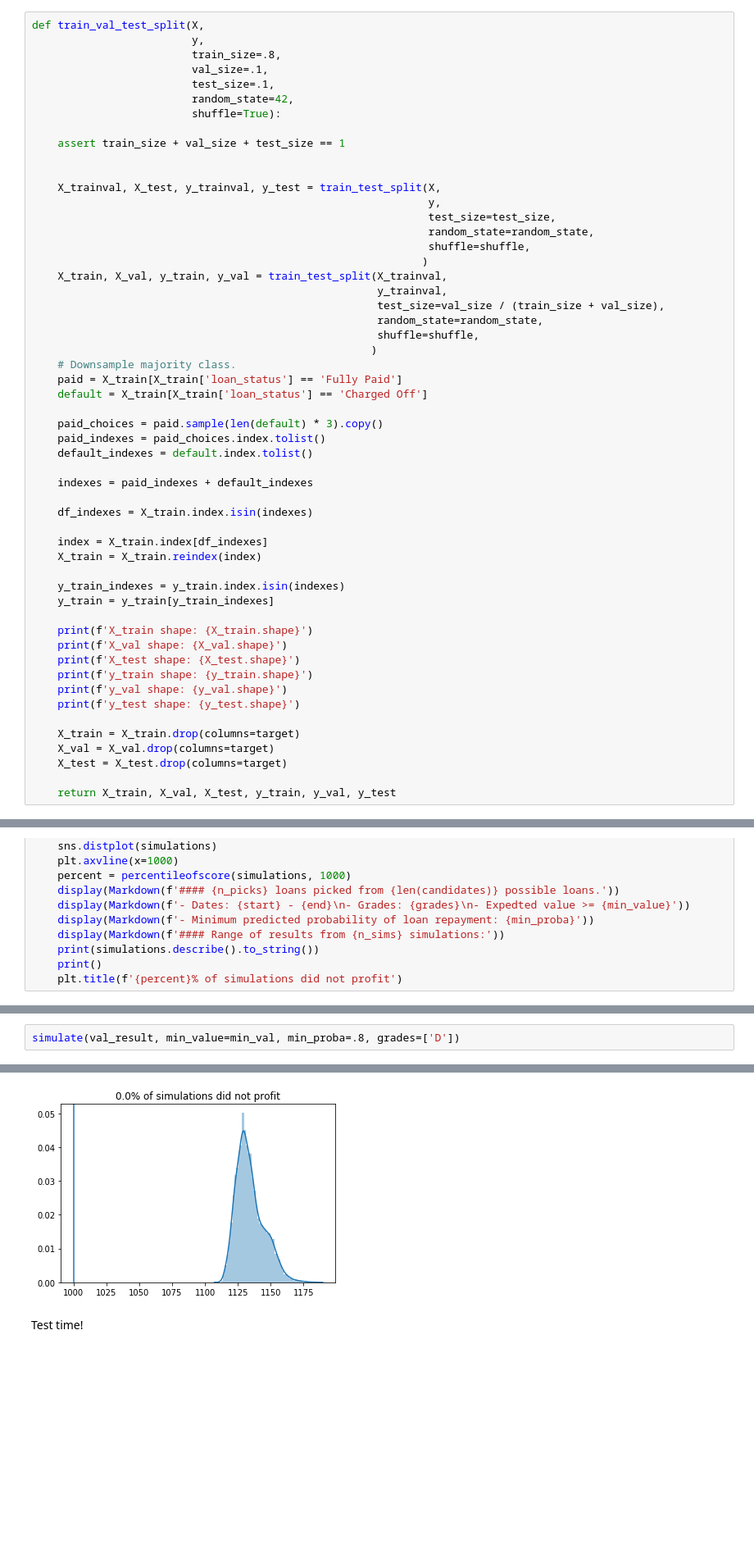
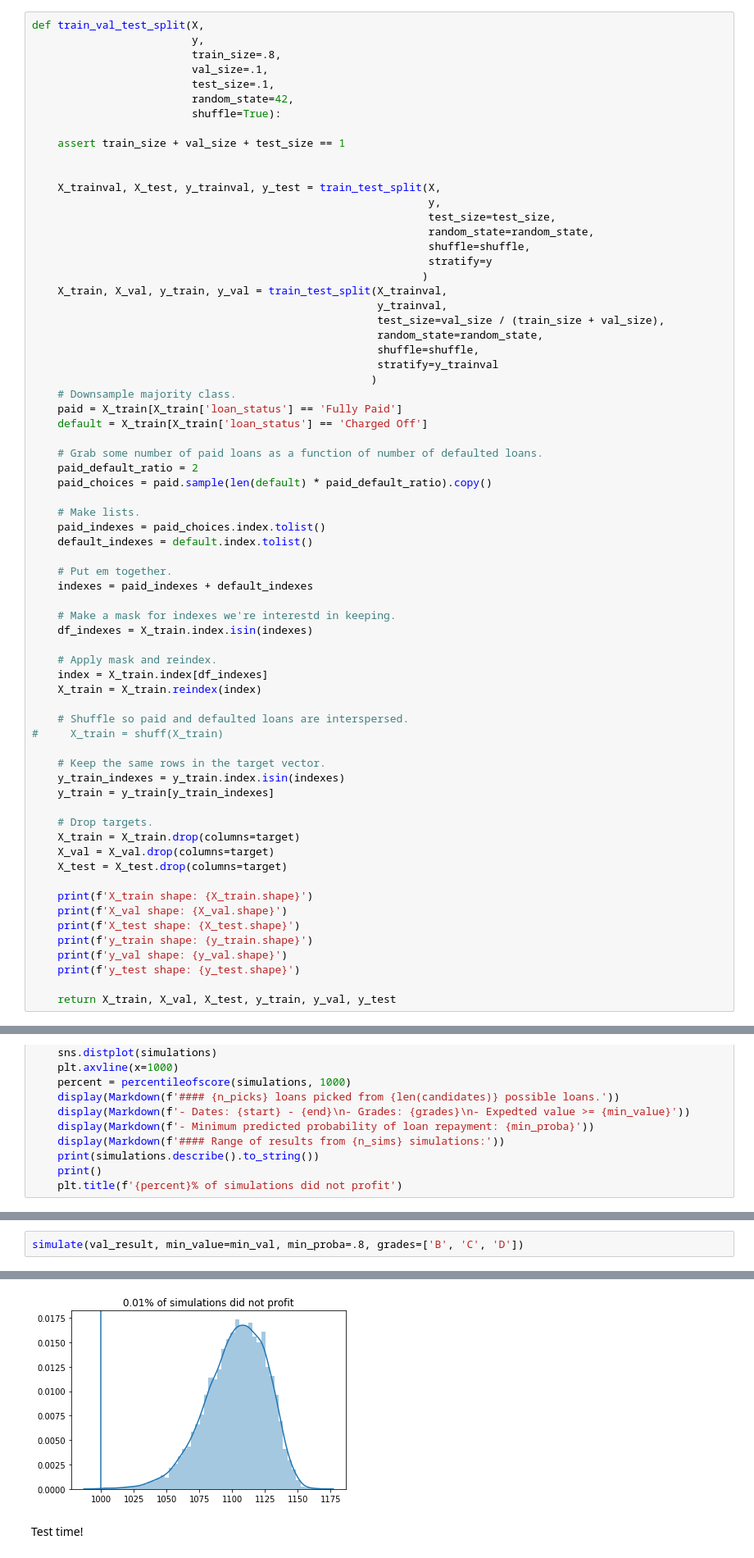
Before and after one commit to LambdaSchool/DS-Unit-2-Classification-2, a Jupyter notebook: Paul_K_Classification_2.ipynb, the cells around one changed output, grey strips where cells are left out. Shown at 82% size. Drawn from its saved outputs; the diff is of its cells as text; blank space fills up the shorter version.

```diff
--- a/Paul_K_Classification_2.ipynb
+++ b/Paul_K_Classification_2.ipynb
@@ -154,30 +155,48 @@ def train_val_test_split(X,
                                                               test_size=test_size,
                                                               random_state=random_state,
                                                               shuffle=shuffle,
+                                                              stratify=y
                                                              )
     X_train, X_val, y_train, y_val = train_test_split(X_trainval,
                                                       y_trainval,
                                                       test_size=val_size / (train_size + val_size),
                                                       random_state=random_state,
                                                       shuffle=shuffle,
+                                                      stratify=y_trainval
                                                      )
     # Downsample majority class.
     paid = X_train[X_train['loan_status'] == 'Fully Paid']
     default = X_train[X_train['loan_status'] == 'Charged Off']
 
-    paid_choices = paid.sample(len(default) * 3).copy()
+    # Grab some number of paid loans as a function of number of defaulted loans.
+    paid_default_ratio = 2
+    paid_choices = paid.sample(len(default) * paid_default_ratio).copy()
+
+    # Make lists.
     paid_indexes = paid_choices.index.tolist()
     default_indexes = default.index.tolist()
 
+    # Put em together.
     indexes = paid_indexes + default_indexes
 
+    # Make a mask for indexes we're interestd in keeping.
     df_indexes = X_train.index.isin(indexes)
 
+    # Apply mask and reindex.
     index = X_train.index[df_indexes]
     X_train = X_train.reindex(index)
 
+    # Shuffle so paid and defaulted loans are interspersed.
+#     X_train = shuff(X_train)
+
+    # Keep the same rows in the target vector.
     y_train_indexes = y_train.index.isin(indexes)
     y_train = y_train[y_train_indexes]
+
+    # Drop targets.
+    X_train = X_train.drop(columns=target)
+    X_val = X_val.drop(columns=target)
+    X_test = X_test.drop(columns=target)
 
     print(f'X_train shape: {X_train.shape}')
     print(f'X_val shape: {X_val.shape}')
@@ -186,10 +205,6 @@ def train_val_test_split(X,
     print(f'y_val shape: {y_val.shape}')
     print(f'y_test shape: {y_test.shape}')
 
-    X_train = X_train.drop(columns=target)
-    X_val = X_val.drop(columns=target)
-    X_test = X_test.drop(columns=target)
-
     return X_train, X_val, X_test, y_train, y_val, y_test
 # %%
 
@@ -675,4 +688,4 @@ max       1151.664444
 # %%
-simulate(val_result, min_value=min_val, min_proba=.8, grades=['D'])
+simulate(val_result, min_value=min_val, min_proba=.8, grades=['B', 'C', 'D'])
 # %% [output]
 [interactive output not drawn]
@@ -693,4 +706,4 @@ max       1184.470036
-[figure, old version]
+[figure, new version]
 # %% [markdown]
 Test time!
 # %%
```
Also changed, not shown: parts of 26 cells of this notebook.
